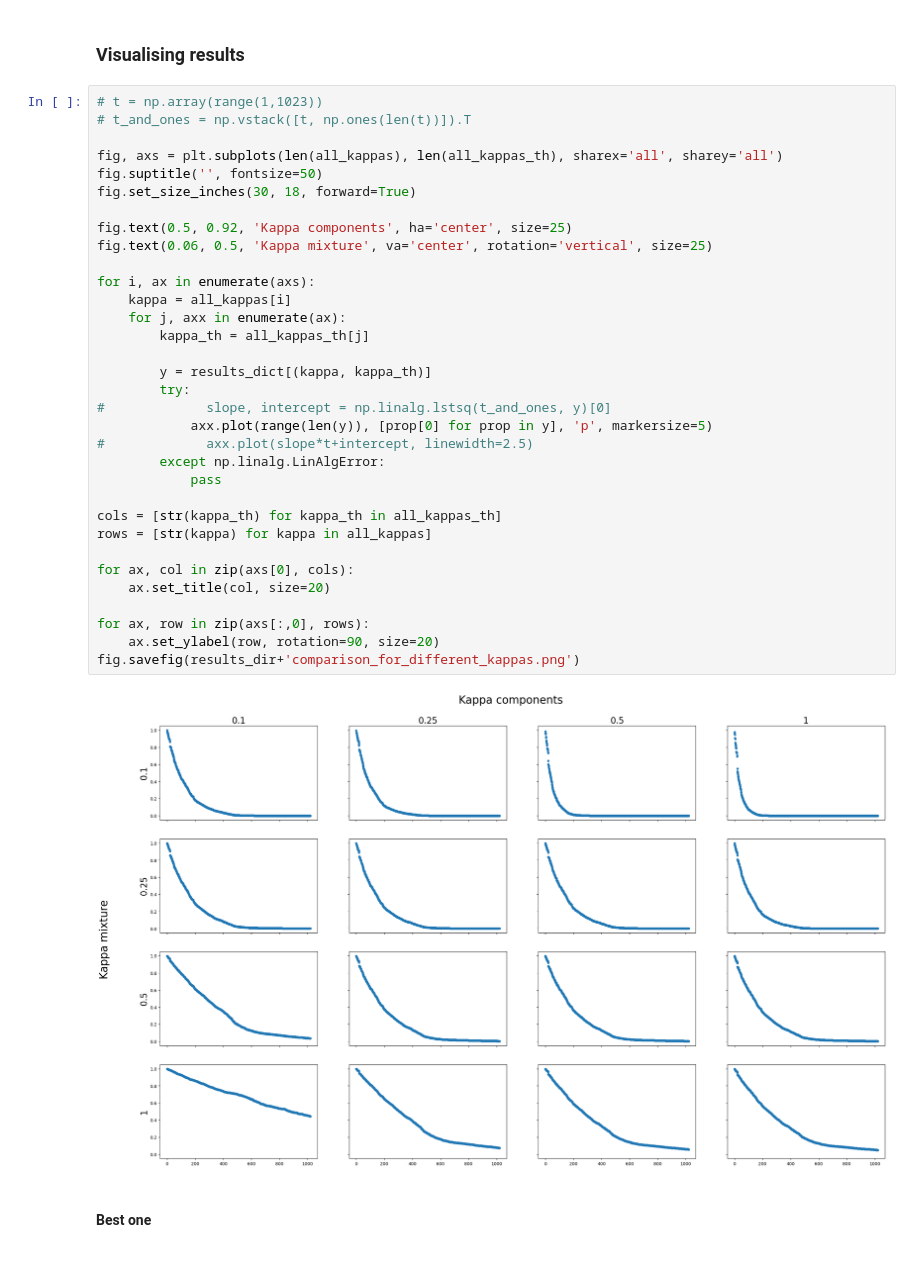
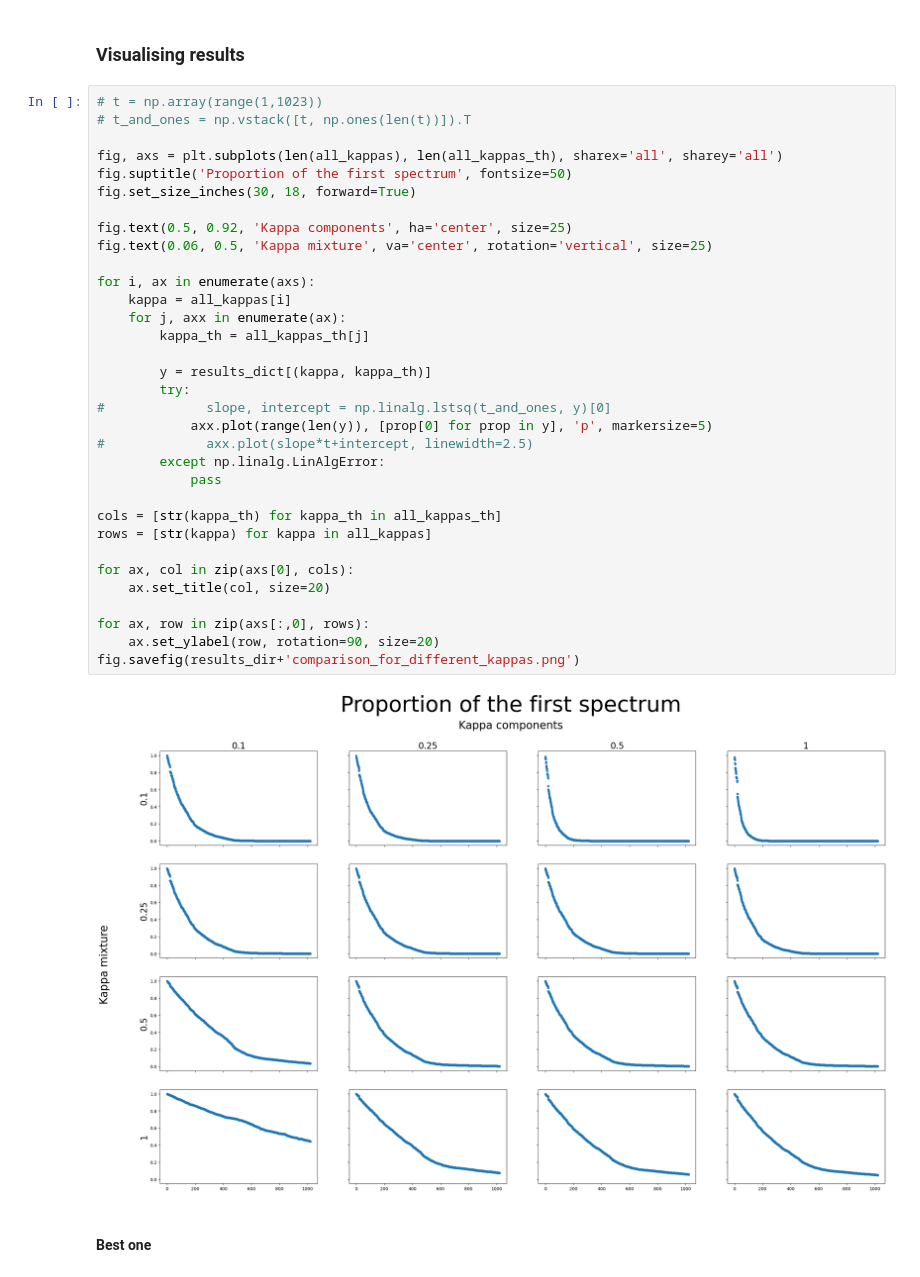
Before and after one commit to BDomzal/magnetstein_x_chemical_reactions, a Jupyter notebook: sacharose_visualisation_comparison_with_previous.ipynb, the cells around one changed output. Saved outputs shown, nothing was run; the diff lists cells and outputs as text.

Commit message:
Corrected titles in plots

```diff
--- a/sacharose_visualisation_comparison_with_previous.ipynb
+++ b/sacharose_visualisation_comparison_with_previous.ipynb
@@ -79,36 +79,36 @@ for kappa in all_kappas:
 # t_and_ones = np.vstack([t, np.ones(len(t))]).T
 
 fig, axs = plt.subplots(len(all_kappas), len(all_kappas_th), sharex='all', sharey='all')
-fig.suptitle('', fontsize=50)
+fig.suptitle('Proportion of the first spectrum', fontsize=50)
 fig.set_size_inches(30, 18, forward=True)
 
 fig.text(0.5, 0.92, 'Kappa components', ha='center', size=25)
 fig.text(0.06, 0.5, 'Kappa mixture', va='center', rotation='vertical', size=25)
 
 for i, ax in enumerate(axs):
     kappa = all_kappas[i]
     for j, axx in enumerate(ax):
         kappa_th = all_kappas_th[j]
 
         y = results_dict[(kappa, kappa_th)]
         try:
 #             slope, intercept = np.linalg.lstsq(t_and_ones, y)[0]
             axx.plot(range(len(y)), [prop[0] for prop in y], 'p', markersize=5)
 #             axx.plot(slope*t+intercept, linewidth=2.5)
         except np.linalg.LinAlgError:
             pass
 
 cols = [str(kappa_th) for kappa_th in all_kappas_th]
 rows = [str(kappa) for kappa in all_kappas]
 
 for ax, col in zip(axs[0], cols):
     ax.set_title(col, size=20)
 
 for ax, row in zip(axs[:,0], rows):
     ax.set_ylabel(row, rotation=90, size=20)
 fig.savefig(results_dir+'comparison_for_different_kappas.png')
 # %% [output]
-[figure, old version]
+[figure, new version]
 # %% [markdown]
 #### Best one
 # %%
```
Also changed, not shown: 6 other files.
